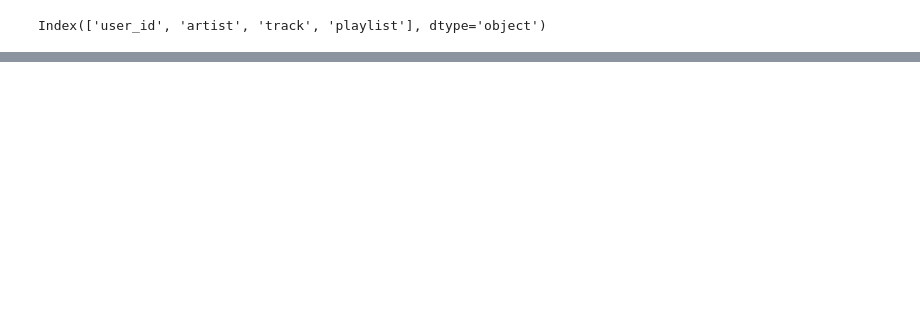
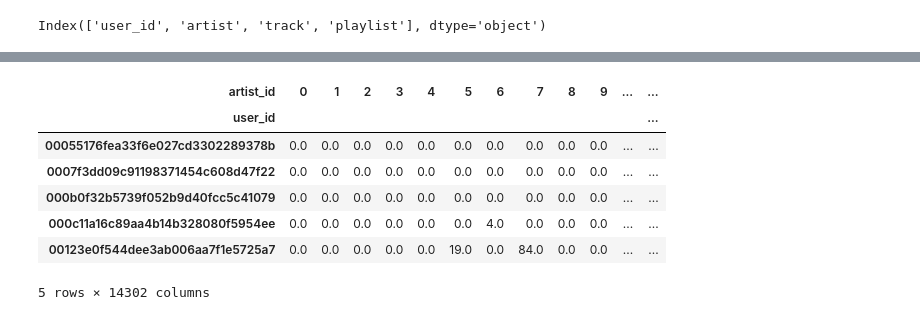
Before and after one commit to AntonisCSt/Music-Recommender-System, a Jupyter notebook: recommend_artist.ipynb, the cells around one changed output, grey strips where cells are left out. Saved outputs shown, nothing was run; the diff lists cells and outputs as text; code cells hidden in the pictures; blank space fills up the shorter version.

```diff
--- a/recommend_artist.ipynb
+++ b/recommend_artist.ipynb
@@ -41,3 +42,9 @@ Index(['user_id', 'artist', 'track', 'playlist'], dtype='object')
 #For recommender system, I'm only keeping the artists with frequency higher than 50
 df_playlist = df_playlist.groupby('artist').filter(lambda x : len(x)>=50)
 #And keeping the users with at least 10 unique artists in their playlists to lessen the impact of cold start problem
+df_playlist = df_playlist[df_playlist.groupby('user_id').artist.transform('nunique') >= 10]
+# %%
+#group by to get the frequnecy count for each user and artist (# of times that an artist has appeared in playlists created by a user)
+size = lambda x: len(x)
+df_freq = df_playlist.groupby(['user_id', 'artist']).agg('size').reset_index().rename(columns={0:'freq'})[['user_id', 'artist', 'freq']].sort_values(['freq'], ascending=False)
+df_freq.head()
@@ -43,0 +58,6 @@ df_playlist = df_playlist.groupby('artist').filter(lambda x : len(x)>=50)
+# %%
+#create a DF for artists and add artist id
+df_artist = pd.DataFrame(df_freq["artist"].unique())
+df_artist = df_artist.reset_index()
+df_artist = df_artist.rename(columns={'index':'artist_id', 0:'artist'})
+df_artist.head()
@@ -43,0 +71,3 @@ df_playlist = df_playlist.groupby('artist').filter(lambda x : len(x)>=50)
+# %%
+#merge
+df_freq  = pd.merge(df_freq , df_artist, how='inner', on='artist')
@@ -43,0 +205,15 @@ df_playlist = df_playlist.groupby('artist').filter(lambda x : len(x)>=50)
+# %%
+#prep data
+
+interactions = create_interaction_matrix(df = df_freq, user_col = "user_id", item_col = 'artist_id', rating_col = 'freq', norm= False, threshold = None)
+interactions.head()
+#interactions.shape
+# %% [output]
+| artist_id | 0 | 1 | 2 | 3 | 4 | 5 | 6 | 7 | 8 | 9 | ... | ... |
+| user_id |  |  |  |  |  |  |  |  |  |  |  | ... |
+| 00055176fea33f6e027cd3302289378b | 0.0 | 0.0 | 0.0 | 0.0 | 0.0 | 0.0 | 0.0 | 0.0 | 0.0 | 0.0 | ... | ... |
+| 0007f3dd09c91198371454c608d47f22 | 0.0 | 0.0 | 0.0 | 0.0 | 0.0 | 0.0 | 0.0 | 0.0 | 0.0 | 0.0 | ... | ... |
+| 000b0f32b5739f052b9d40fcc5c41079 | 0.0 | 0.0 | 0.0 | 0.0 | 0.0 | 0.0 | 0.0 | 0.0 | 0.0 | 0.0 | ... | ... |
+| 000c11a16c89aa4b14b328080f5954ee | 0.0 | 0.0 | 0.0 | 0.0 | 0.0 | 0.0 | 4.0 | 0.0 | 0.0 | 0.0 | ... | ... |
+| 00123e0f544dee3ab006aa7f1e5725a7 | 0.0 | 0.0 | 0.0 | 0.0 | 0.0 | 19.0 | 0.0 | 84.0 | 0.0 | 0.0 | ... | ... |
+5 rows × 14302 columns
```
Also changed, not shown: parts of 16 cells of this notebook.
